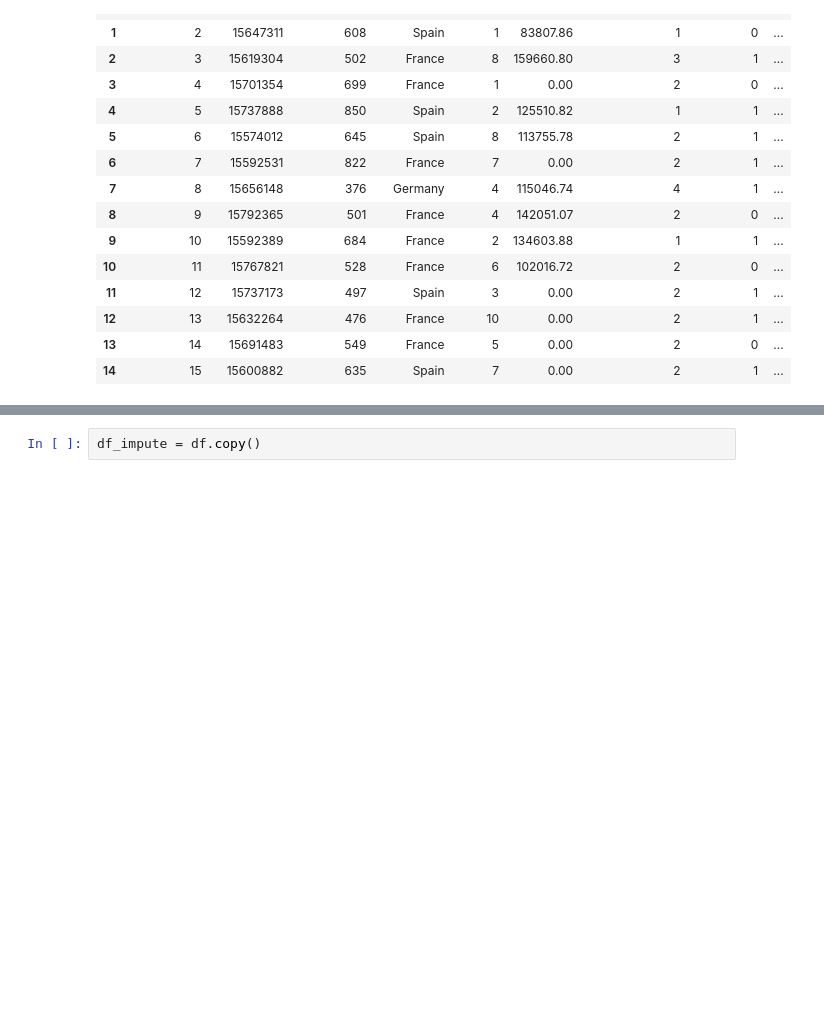
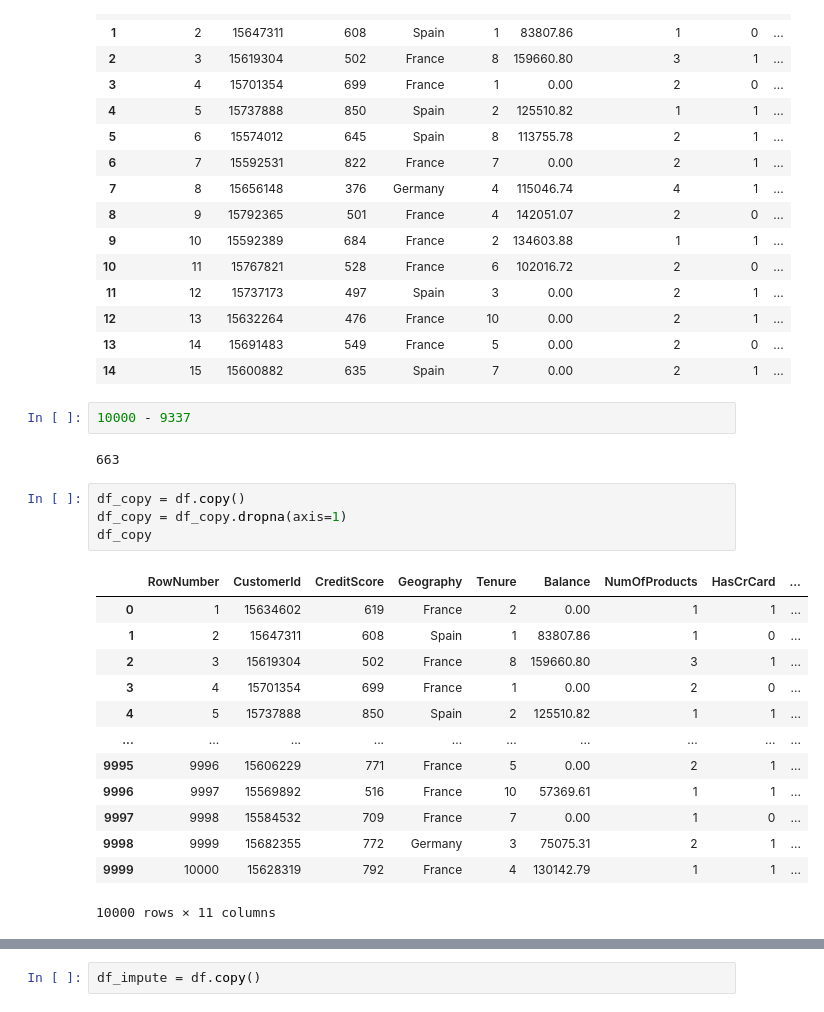
Before and after one commit to deaneeth/churn-modeling-missing-values, a Jupyter notebook: 0_handle_missing_values.ipynb, the cells around one changed output, grey strips where cells are left out. Saved outputs shown, nothing was run; the diff lists cells and outputs as text; blank space fills up the shorter version.

Commit message:
dataframe imputing

```diff
--- a/0_handle_missing_values.ipynb
+++ b/0_handle_missing_values.ipynb
@@ -112,3 +116,25 @@ df_copy.head(15)
 | 12 | 13 | 15632264 | 476 | France | 10 | 0.00 | 2 | 1 | ... |
 | 13 | 14 | 15691483 | 549 | France | 5 | 0.00 | 2 | 0 | ... |
 | 14 | 15 | 15600882 | 635 | Spain | 7 | 0.00 | 2 | 1 | ... |
+# %%
+10000 - 9337
+# %% [output]
+663
+# %%
+df_copy = df.copy()
+df_copy = df_copy.dropna(axis=1)
+df_copy
+# %% [output]
+|  | RowNumber | CustomerId | CreditScore | Geography | Tenure | Balance | NumOfProducts | HasCrCard | ... |
+| 0 | 1 | 15634602 | 619 | France | 2 | 0.00 | 1 | 1 | ... |
+| 1 | 2 | 15647311 | 608 | Spain | 1 | 83807.86 | 1 | 0 | ... |
+| 2 | 3 | 15619304 | 502 | France | 8 | 159660.80 | 3 | 1 | ... |
+| 3 | 4 | 15701354 | 699 | France | 1 | 0.00 | 2 | 0 | ... |
+| 4 | 5 | 15737888 | 850 | Spain | 2 | 125510.82 | 1 | 1 | ... |
+| ... | ... | ... | ... | ... | ... | ... | ... | ... | ... |
+| 9995 | 9996 | 15606229 | 771 | France | 5 | 0.00 | 2 | 1 | ... |
+| 9996 | 9997 | 15569892 | 516 | France | 10 | 57369.61 | 1 | 1 | ... |
+| 9997 | 9998 | 15584532 | 709 | France | 7 | 0.00 | 1 | 0 | ... |
+| 9998 | 9999 | 15682355 | 772 | Germany | 3 | 75075.31 | 2 | 1 | ... |
+| 9999 | 10000 | 15628319 | 792 | France | 4 | 130142.79 | 1 | 1 | ... |
+10000 rows × 11 columns
```
Also changed, not shown: parts of 12 cells of this notebook.
